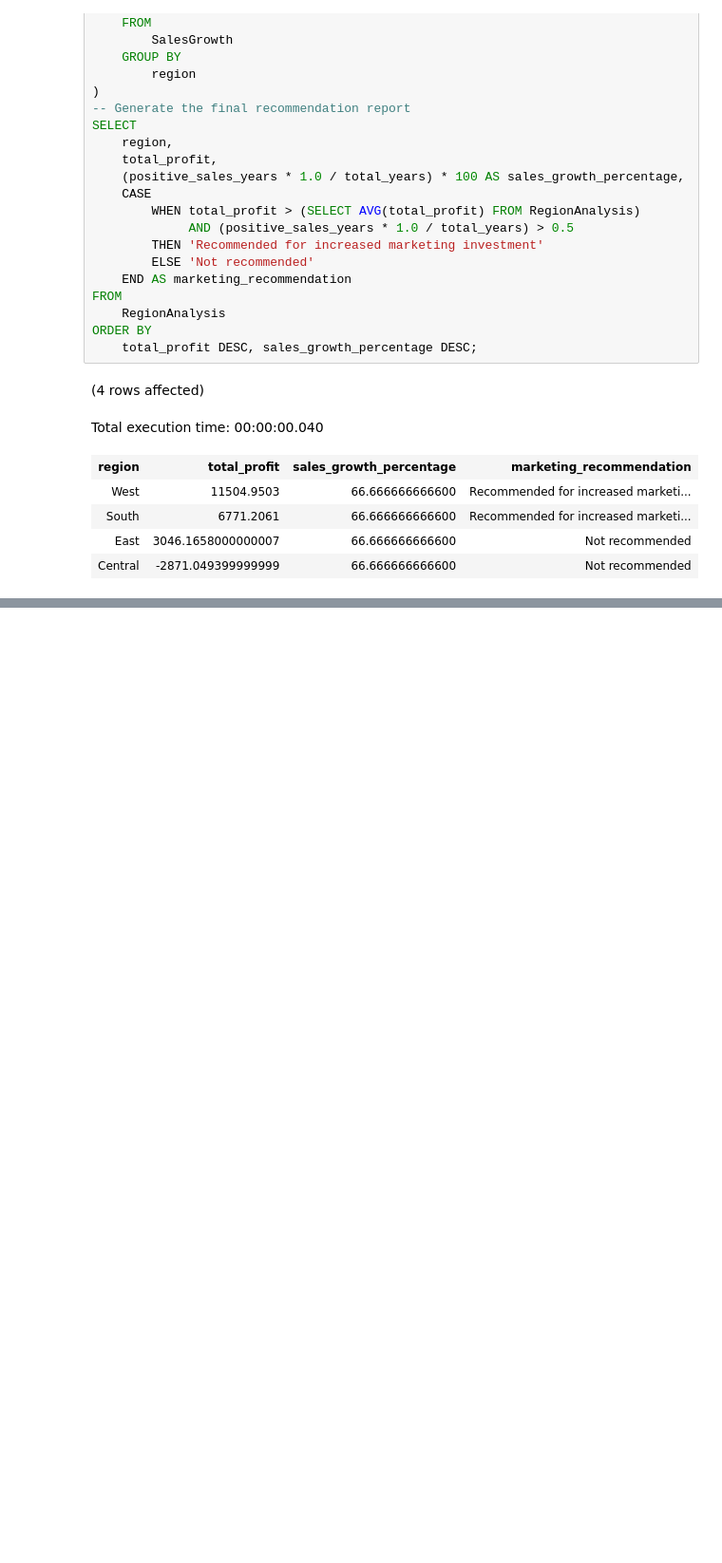
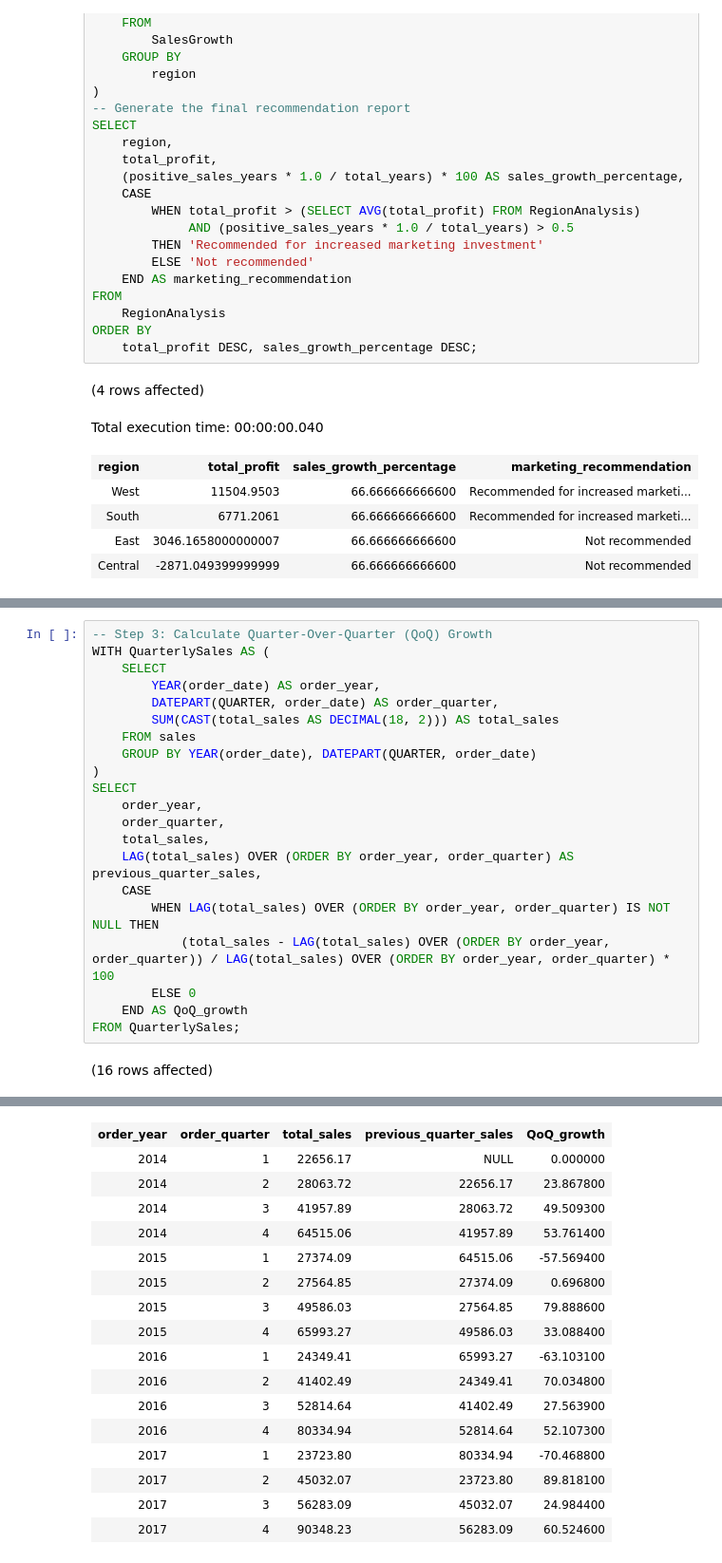
Before and after one commit to davidjayjackson/furniture_sales, a Jupyter notebook: furniture_sales.ipynb, the cells around one changed output, grey strips where cells are left out. Shown at 95% size. Cells and saved outputs as stored; diff of their text form; blank space fills up the shorter version.

```diff
--- a/furniture_sales.ipynb
+++ b/furniture_sales.ipynb
@@ -375,0 +442,23 @@ Total execution time: 00:00:00.040
+# %%
+-- Step 3: Calculate Quarter-Over-Quarter (QoQ) Growth
+WITH QuarterlySales AS (
+    SELECT
+        YEAR(order_date) AS order_year,
+        DATEPART(QUARTER, order_date) AS order_quarter,
+        SUM(CAST(total_sales AS DECIMAL(18, 2))) AS total_sales
+    FROM sales
+    GROUP BY YEAR(order_date), DATEPART(QUARTER, order_date)
+)
+SELECT
+    order_year,
+    order_quarter,
+    total_sales,
+    LAG(total_sales) OVER (ORDER BY order_year, order_quarter) AS previous_quarter_sales,
+    CASE
+        WHEN LAG(total_sales) OVER (ORDER BY order_year, order_quarter) IS NOT NULL THEN
+            (total_sales - LAG(total_sales) OVER (ORDER BY order_year, order_quarter)) / LAG(total_sales) OVER (ORDER BY order_year, order_quarter) * 100
+        ELSE 0
+    END AS QoQ_growth
+FROM QuarterlySales;
+# %% [output]
+(16 rows affected)
@@ -375,0 +466,17 @@ Total execution time: 00:00:00.040
+| order_year | order_quarter | total_sales | previous_quarter_sales | QoQ_growth |
+| 2014 | 1 | 22656.17 | NULL | 0.000000 |
+| 2014 | 2 | 28063.72 | 22656.17 | 23.867800 |
+| 2014 | 3 | 41957.89 | 28063.72 | 49.509300 |
+| 2014 | 4 | 64515.06 | 41957.89 | 53.761400 |
+| 2015 | 1 | 27374.09 | 64515.06 | -57.569400 |
+| 2015 | 2 | 27564.85 | 27374.09 | 0.696800 |
+| 2015 | 3 | 49586.03 | 27564.85 | 79.888600 |
+| 2015 | 4 | 65993.27 | 49586.03 | 33.088400 |
+| 2016 | 1 | 24349.41 | 65993.27 | -63.103100 |
+| 2016 | 2 | 41402.49 | 24349.41 | 70.034800 |
+| 2016 | 3 | 52814.64 | 41402.49 | 27.563900 |
+| 2016 | 4 | 80334.94 | 52814.64 | 52.107300 |
+| 2017 | 1 | 23723.80 | 80334.94 | -70.468800 |
+| 2017 | 2 | 45032.07 | 23723.80 | 89.818100 |
+| 2017 | 3 | 56283.09 | 45032.07 | 24.984400 |
+| 2017 | 4 | 90348.23 | 56283.09 | 60.524600 |
```
Also changed, not shown: parts of 10 cells of this notebook.
